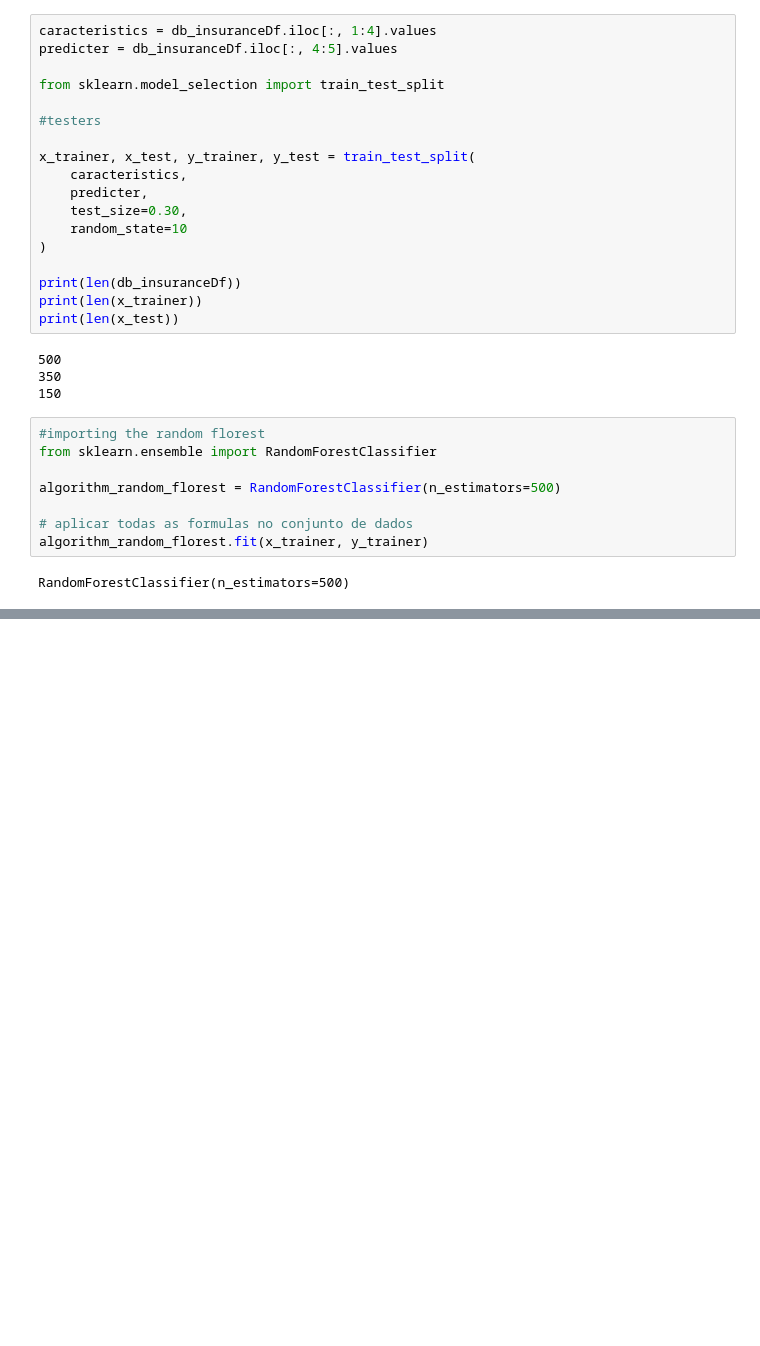
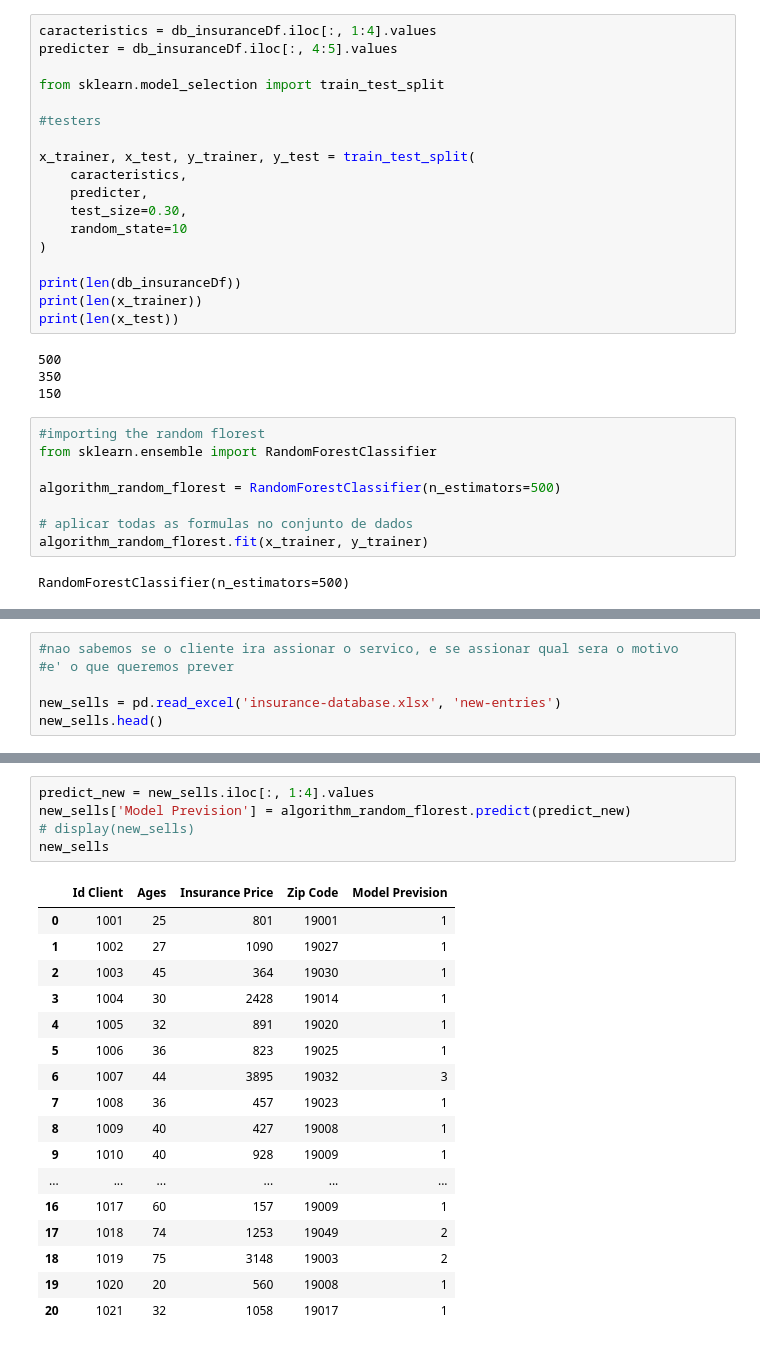
Before and after one commit to jardeljasse/insurance-preview, a Jupyter notebook: main.ipynb, the cells around one changed output, grey strips where cells are left out. Cells and saved outputs as stored; diff of their text form; blank space fills up the shorter version.

```diff
--- a/main.ipynb
+++ b/main.ipynb
@@ -115,0 +137,6 @@ sns.heatmap(matrix_confusion, annot=True)
+# %%
+#nao sabemos se o cliente ira assionar o servico, e se assionar qual sera o motivo
+#e' o que queremos prever
+
+new_sells = pd.read_excel('insurance-database.xlsx', 'new-entries')
+new_sells.head()
@@ -115,0 +150,23 @@ sns.heatmap(matrix_confusion, annot=True)
+# %%
+predict_new = new_sells.iloc[:, 1:4].values
+new_sells['Model Prevision'] = algorithm_random_florest.predict(predict_new)
+# display(new_sells)
+new_sells
+# %% [output]
+|  | Id Client | Ages | Insurance Price | Zip Code | Model Prevision |
+| 0 | 1001 | 25 | 801 | 19001 | 1 |
+| 1 | 1002 | 27 | 1090 | 19027 | 1 |
+| 2 | 1003 | 45 | 364 | 19030 | 1 |
+| 3 | 1004 | 30 | 2428 | 19014 | 1 |
+| 4 | 1005 | 32 | 891 | 19020 | 1 |
+| 5 | 1006 | 36 | 823 | 19025 | 1 |
+| 6 | 1007 | 44 | 3895 | 19032 | 3 |
+| 7 | 1008 | 36 | 457 | 19023 | 1 |
+| 8 | 1009 | 40 | 427 | 19008 | 1 |
+| 9 | 1010 | 40 | 928 | 19009 | 1 |
+| ... | ... | ... | ... | ... | ... |
+| 16 | 1017 | 60 | 157 | 19009 | 1 |
+| 17 | 1018 | 74 | 1253 | 19049 | 2 |
+| 18 | 1019 | 75 | 3148 | 19003 | 2 |
+| 19 | 1020 | 20 | 560 | 19008 | 1 |
+| 20 | 1021 | 32 | 1058 | 19017 | 1 |
```
Also changed, not shown: parts of 7 cells of this notebook.
